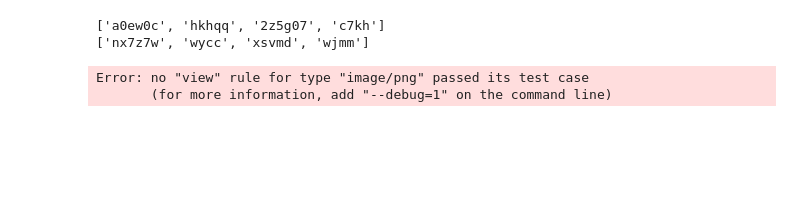
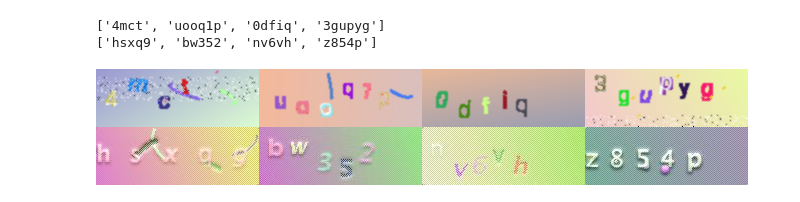
Before and after one commit to wuhonglei/dh_ai, a Jupyter notebook: week11-验证码识别器/analysis/generate_analysis.ipynb, the cells around one changed output. Drawn from its saved outputs; the diff is of its cells as text; code cells hidden in the pictures; blank space fills up the shorter version.

```diff
--- a/week11-验证码识别器/analysis/generate_analysis.ipynb
+++ b/week11-验证码识别器/analysis/generate_analysis.ipynb
@@ -330,10 +5,17 @@ class NewImageCaptcha(ImageCaptcha):
 
 from __future__ import annotations
 import os
+from PIL.Image import open  # type: ignore
+from IPython.display import display
+from PIL.Image import new as createImage
 import random
-from PIL.Image import new as createImage
-from IPython.display import display
-from PIL.Image import open  # type: ignore
+
+# fmt: off
+import sys
+from pathlib import Path
+sys.path.append(str(Path(os.getcwd()).resolve().parent))
+from new_captcha import NewImageCaptcha
+# fmt: on
 
 
 def generate_captcha(count, width=163, height=58):
@@ -342,8 +24,8 @@ def generate_captcha(count, width=163, height=58):
     # 生成验证码图片
     captcha = NewImageCaptcha(width=width, height=height,
                               fonts=[
-                                  #   '../fonts/Roboto/Roboto-Light.ttf',
                                   '../fonts/Roboto/Roboto-Thin.ttf',
+                                  '../fonts/Roboto/Roboto-Light.ttf',
                                   '../fonts/Roboto/Roboto-Italic.ttf',
                                   '../fonts/Roboto/Roboto-Medium.ttf',
                               ],
@@ -371,34 +53,33 @@ def get_img_path_list(img_dir, limit):
 
 
 def read_img(img_path):
     img = open(img_path)
     return img
 
 
 count = 4
 real_img_path_list = get_img_path_list(
     '../data/train-3363-stable-new/test', count)
 
 generate_img_list, chars_list = generate_captcha(count)
 real_img_list = [
     read_img(img_path) for img_path in real_img_path_list
 ]
 
 width, height = generate_img_list[0].size
 # 生成图片
 generate_img = createImage('RGB', (width * count, height * 2))
 for i in range(count):
     generate_img.paste(generate_img_list[i], (width * i, 0))
     generate_img.paste(real_img_list[i], (width * i, height))
 
 print(chars_list)
 print([
     os.path.basename(img_path).split('_')[0] for img_path in real_img_path_list
 ])
 # generate_img.show()
 display(generate_img)
 # %% [output]
-['a0ew0c', 'hkhqq', '2z5g07', 'c7kh']
-['nx7z7w', 'wycc', 'xsvmd', 'wjmm']
+['4mct', 'uooq1p', '0dfiq', '3gupyg']
+['hsxq9', 'bw352', 'nv6vh', 'z854p']
-Error: no "view" rule for type "image/png" passed its test case
-       (for more information, add "--debug=1" on the command line)
+[figure, added]
```
Also changed, not shown: parts of 1 cell of this notebook, 2 other files.
